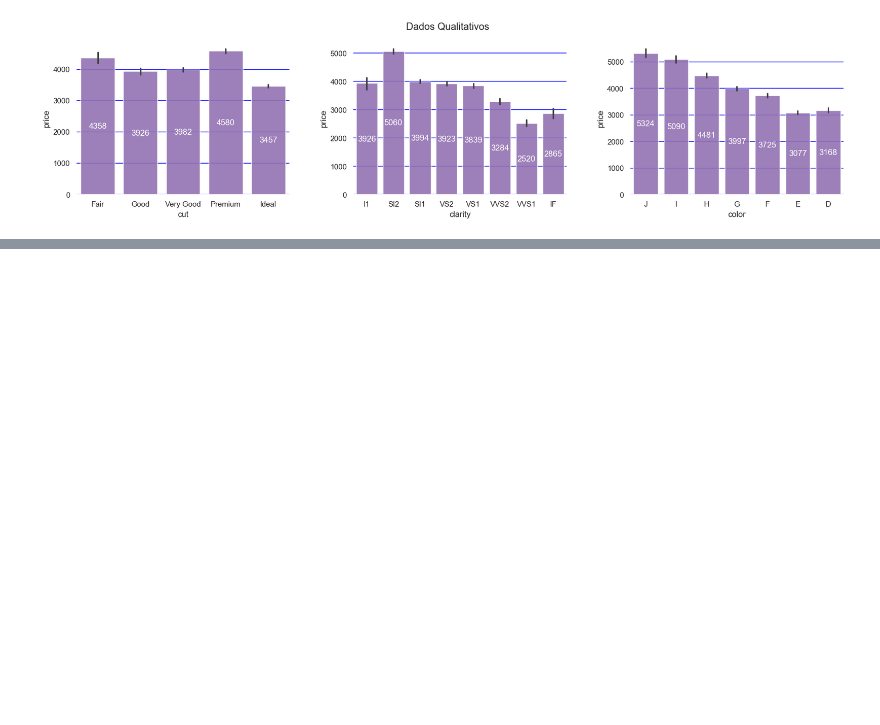
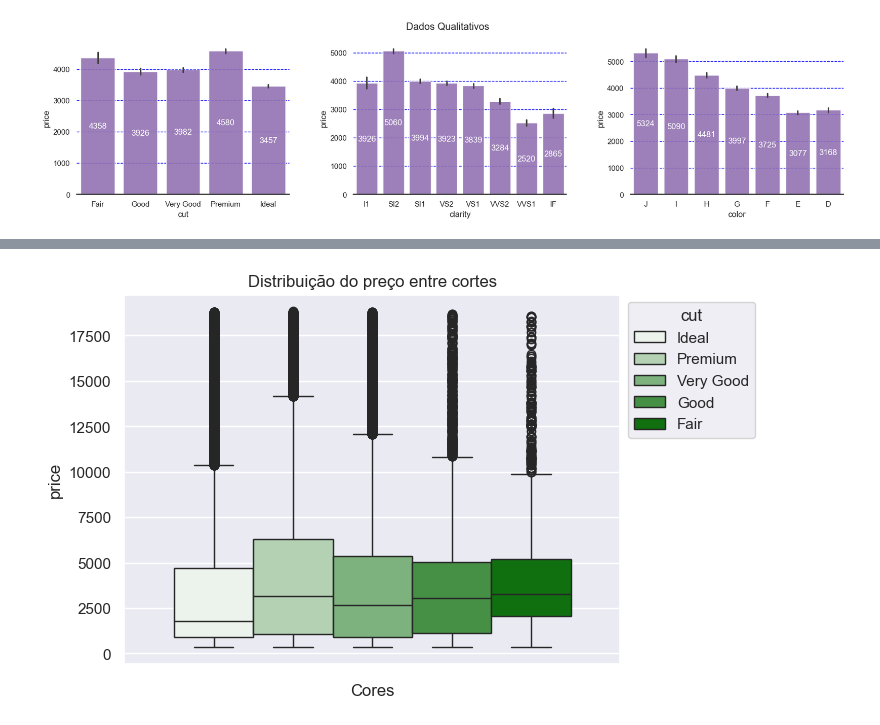
Before and after one commit to LCarlosA/avanti-bootcamp-cdd, a Jupyter notebook: notebooks/01-exploratory_data_analysis.ipynb, the cells around one changed output, grey strips where cells are left out. Cells and saved outputs as stored; diff of their text form; code cells hidden in the pictures; blank space fills up the shorter version.

```diff
--- a/notebooks/01-exploratory_data_analysis.ipynb
+++ b/notebooks/01-exploratory_data_analysis.ipynb
@@ -402,0 +420,7 @@ plt.scatter(df['carat'], df['price'])
+# %%
+g = sns.boxplot(data = df, y='price', hue = 'cut', palette = 'light:green')
+plt.xlabel("Cores")
+plt.title('Distribuição do preço entre cortes')
+sns.move_legend(g,'upper left',bbox_to_anchor = (1,1))
+# %% [output]
+[figure, added]
```
Also changed, not shown: parts of 18 cells of this notebook.
